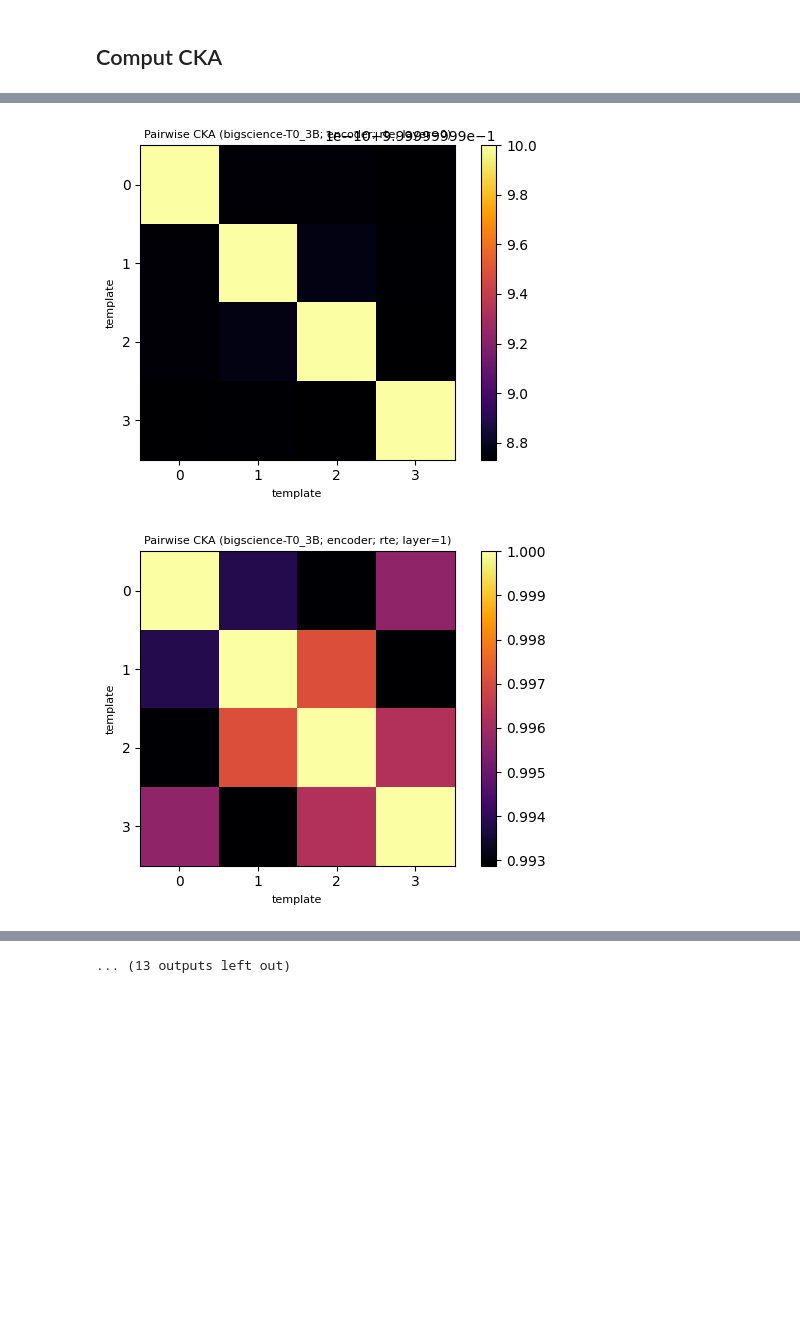
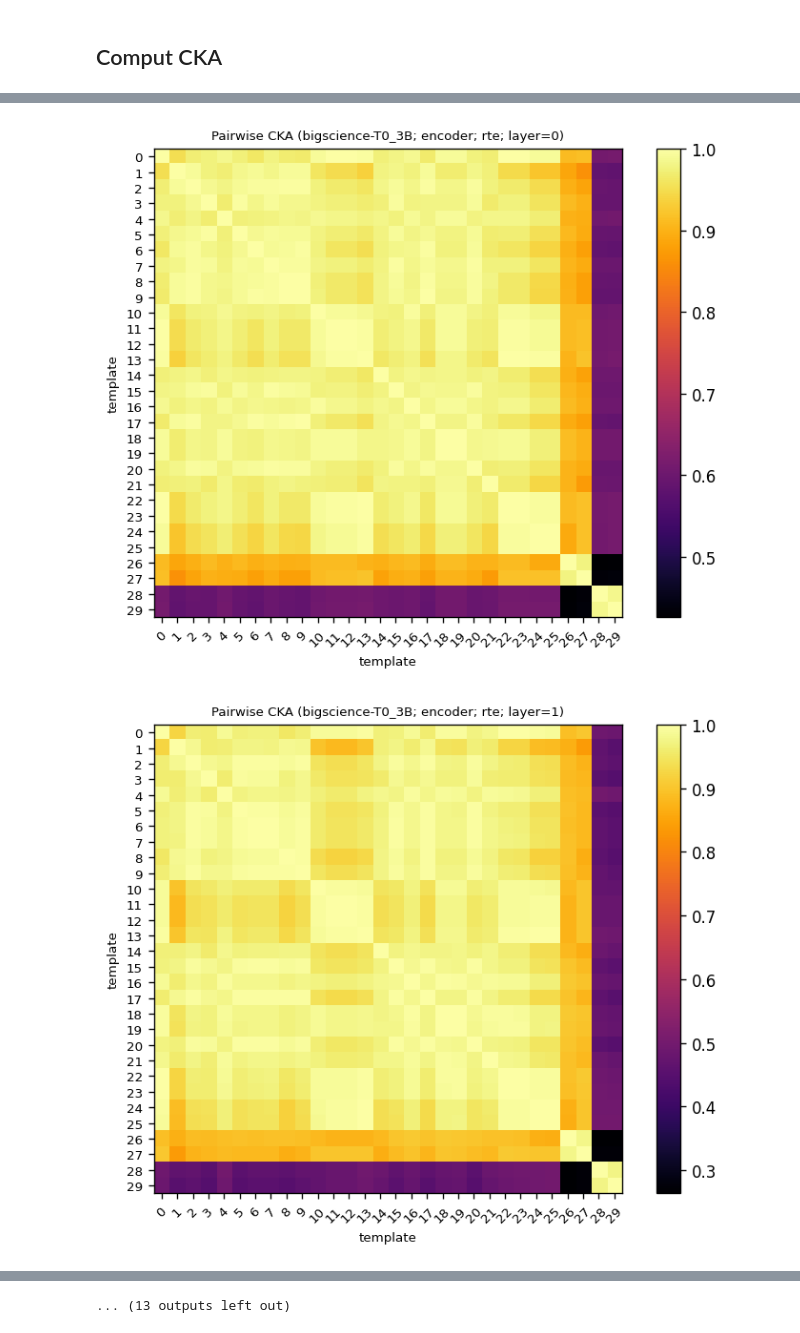
Before and after one commit to mmarius/t0-analysis, a Jupyter notebook: notebooks/T0_3B/rte/encoder/cka_encoder.ipynb, the cells around one changed output, grey strips where cells are left out. Cells and saved outputs as stored; diff of their text form; code cells hidden in the pictures; blank space fills up the shorter version.

Commit message:
fixed T0_3B encoder plots

```diff
--- a/notebooks/T0_3B/rte/encoder/cka_encoder.ipynb
+++ b/notebooks/T0_3B/rte/encoder/cka_encoder.ipynb
@@ -20,7 +25,8 @@ task = "rte"
 # %% [markdown]
 ## Prompts
 # %%
-df = read_templates_from_file(f"/t0-analysis/prompts/{task}/fixed_prompt.csv")
+df = read_templates_from_file(f"/t0-analysis/prompts/{task}/all.csv")
+# df = read_templates_from_file(f"/t0-analysis/prompts/{task}/fixed_prompt.csv")
 # df = read_templates_from_file(f"/t0-analysis/prompts/{task}/fixed_target_yes_no.csv")
 display(df)
 # %% [output]
@@ -77,10 +85,7 @@ elif task == 'wic':
 # %%
 representations = {}
 
-# for layer in range(0, 1):
-# for layer in range(0, 5):
-for layer in range(0, 25):
-# for layer in range(24, 25):
+for layer in tqdm(range(0, 25), desc='layers'):
 
     file_names, prompt_names = [], []
 
@@ -90,7 +95,8 @@ for layer in range(0, 25):
 
     for _, row in df.iterrows():
         if row['name'] in use_pattern:
-            file_name = f"{task}/{model}/{module}/{row['name']}/hidden_represenations_layer{layer}_avg.hdf5"
+            # file_name = f"{task}/{model}/{module}/{row['name']}/hidden_represenations_layer{layer}_avg.hdf5"
+            file_name = f"{task}/{model}/{module}/{row['name']}/hidden_represenations_layer{layer}_avg-nopad.hdf5"
             file_names.append(file_name)
             prompt_names.append(row['name'])
             if file_name not in representations[layer_key]:
@@ -109,7 +115,7 @@ len(representations["encoder-0"].keys())
 np_cka = CKA()
 
 cka_scores_layers = {}
-for layer in list(representations.keys())[:]:
+for layer in tqdm(list(representations.keys())[:]):
     cka_scores = []
     for pattern1 in representations[layer].keys():
         cka_scores_pattern1 = []
@@ -124,25 +130,27 @@ for layer in list(representations.keys())[:]:
 # %%
 for layer_key in cka_scores_layers.keys():
     values = cka_scores_layers[layer_key]
     layer = layer_key.split('-')[-1]
 
-    fig, axes = plt.subplots(1, 1, figsize=(5.5,4), dpi=100)
+    fig, axes = plt.subplots(1, 1, figsize=(6.5, 5), dpi=120)
 
     im = axes.imshow(values, cmap='inferno', vmax=1.0)
     # Create colorbar
     cbar = axes.figure.colorbar(im, ax=axes)
     cbar.ax.set_ylabel("", rotation=-90, va="bottom")
 
     axes.set_xlabel("template", fontsize=8)
     axes.set_xticks(np.arange(len(values)))
     axes.set_ylabel("template", fontsize=8)
     axes.set_yticks(np.arange(len(values)))
+    plt.xticks(fontsize=8, rotation=45)
+    plt.yticks(fontsize=8, rotation=0)
 
     axes.set_title(f"Pairwise CKA ({model}; {module}; {task}; layer={layer})", fontsize=8)
 
     plt.tight_layout()
     plt.show()
     plt.close();
 # %% [output]
-[figure, old version]
+[figure, new version]
-[figure, old version]
+[figure, new version]
```
Also changed, not shown: parts of 12 cells of this notebook, 2 other files.
